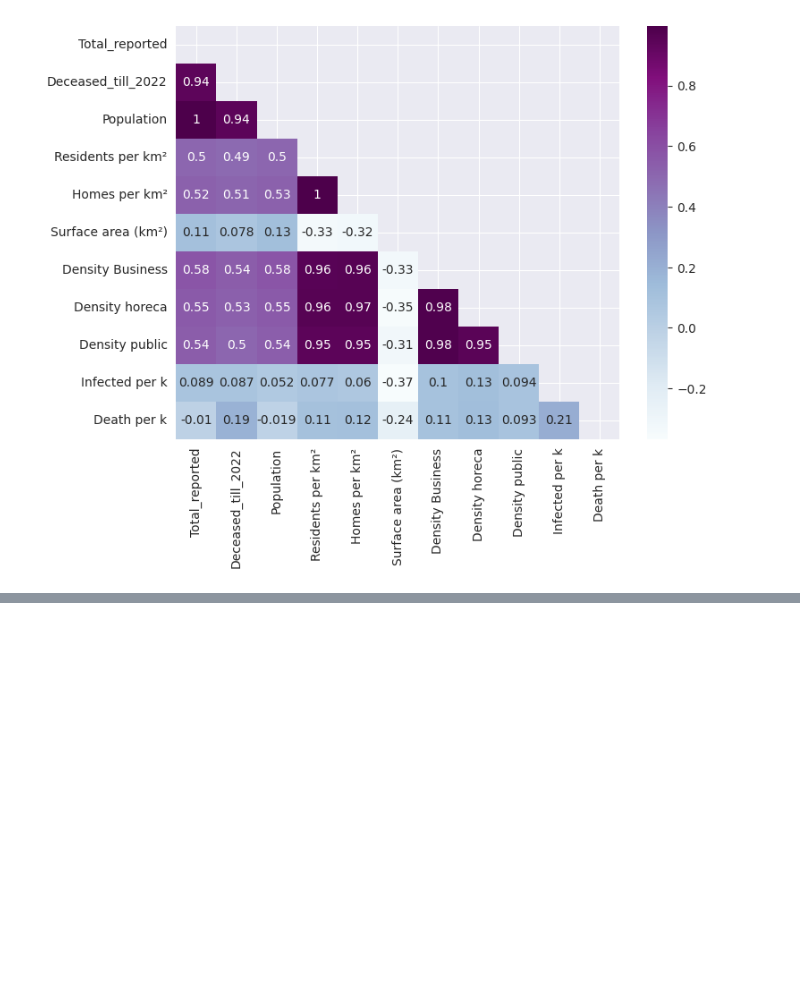
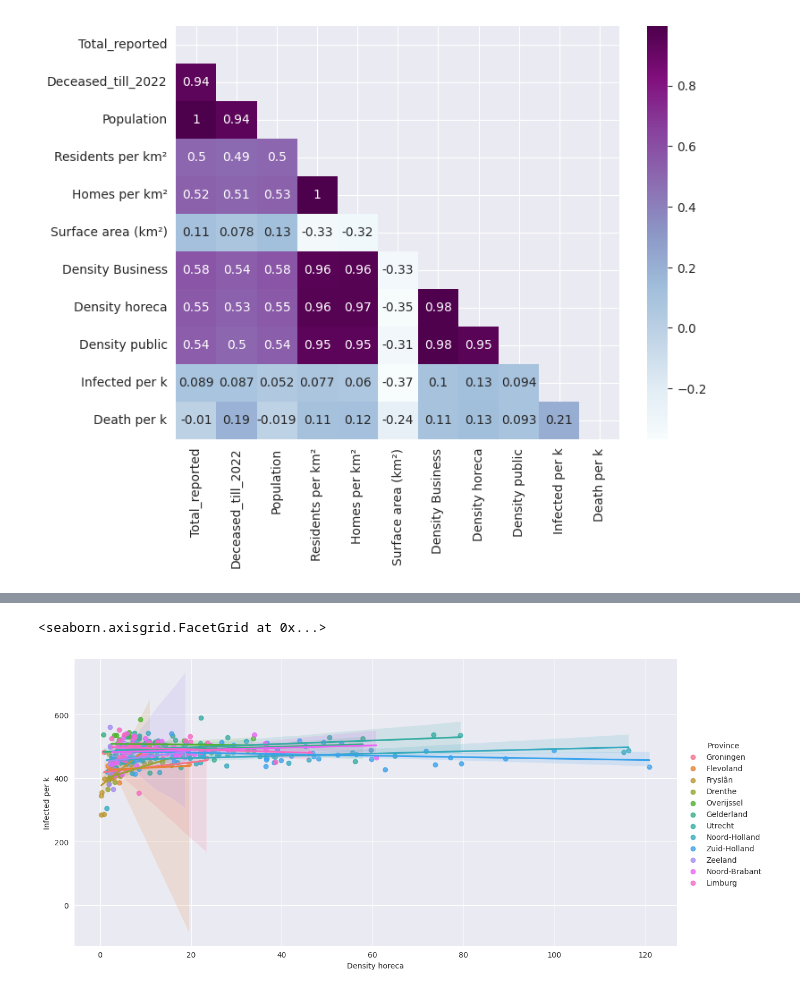
Before and after one commit to MC-Codingcat/NL-COVID-19-Data-Analysis, a Jupyter notebook: NL_COVID_19_spatial_related_data_analysis.ipynb, the cells around one changed output, grey strips where cells are left out. Cells and saved outputs as stored; diff of their text form; code cells hidden in the pictures; blank space fills up the shorter version.

```diff
--- a/NL_COVID_19_spatial_related_data_analysis.ipynb
+++ b/NL_COVID_19_spatial_related_data_analysis.ipynb
@@ -420,0 +431,5 @@ The default value of numeric_only in DataFrame.corr is deprecated. In a future v
+# %%
+sns.lmplot(data=df,x='Density horeca', y='Infected per k',hue='Province',height=6, aspect=2)
+# %% [output]
+<seaborn.axisgrid.FacetGrid at 0x...>
+[figure, added]
```
Also changed, not shown: parts of 9 cells of this notebook.
